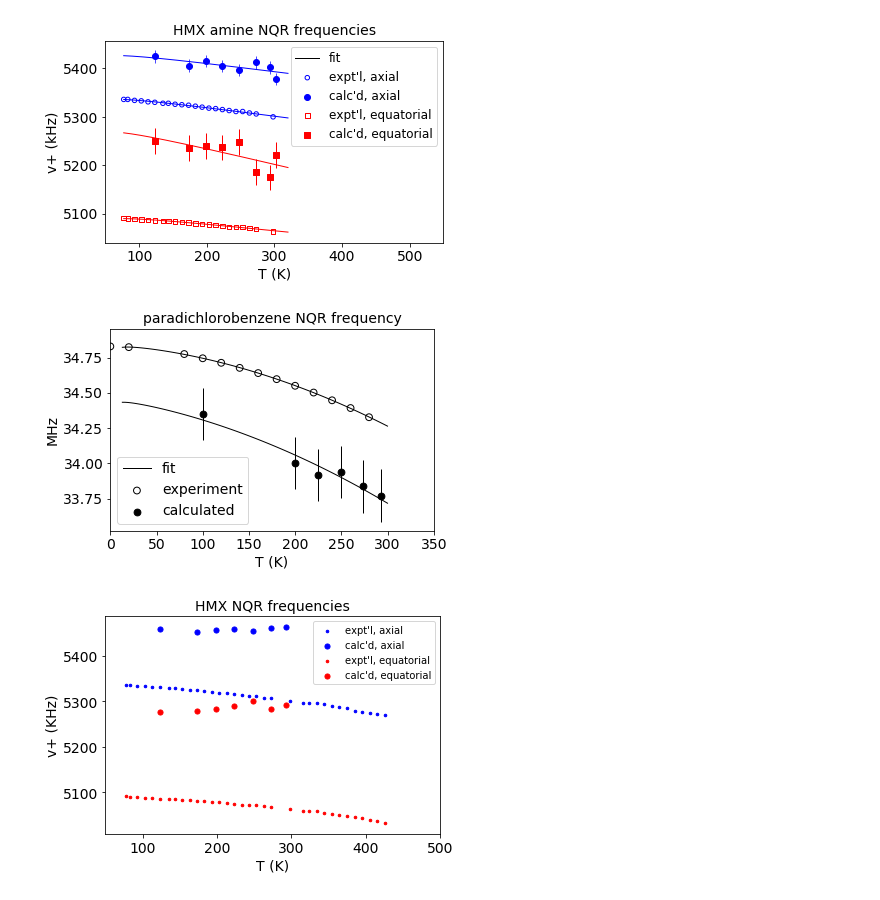
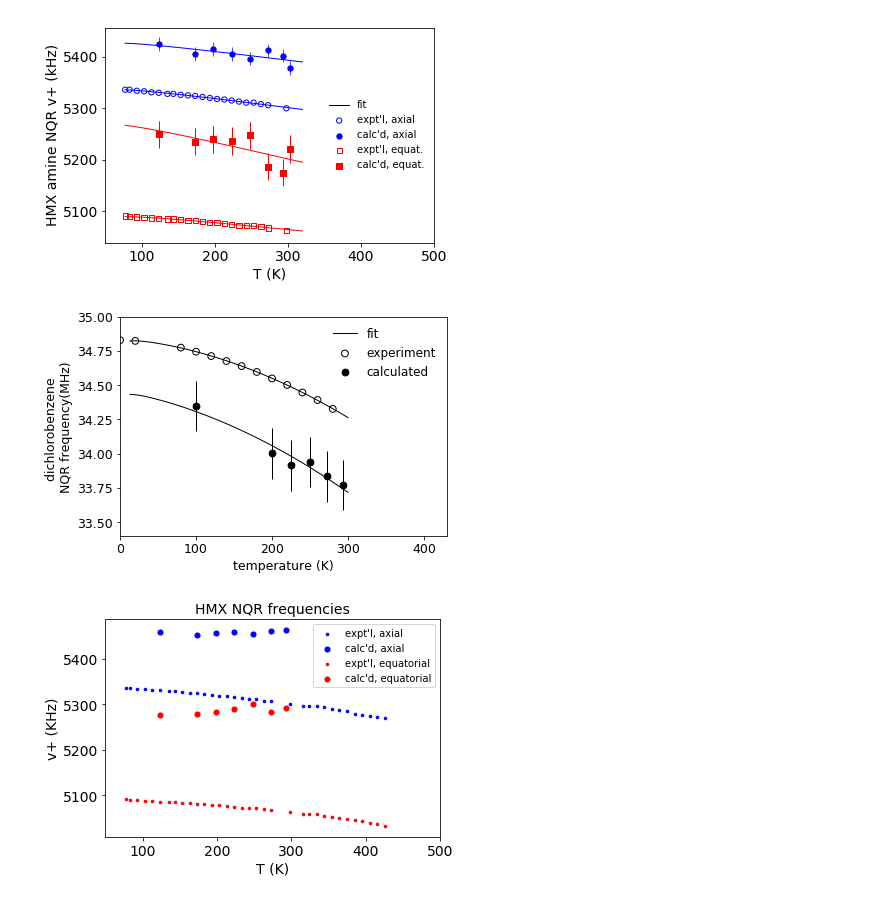
Before and after one commit to Altoidnerd/python-pwscf, a Jupyter notebook: data_analysis/apsplots.ipynb, the cells around one changed output. Cells and saved outputs as stored; diff of their text form; code cells hidden in the pictures.

```diff
--- a/data_analysis/apsplots.ipynb
+++ b/data_analysis/apsplots.ipynb
@@ -63,7 +63,7 @@ calc_fit_eq = [ fitCalcEquit(item) for item in dom ]
 def main():
 
   SMALL_SIZE = 10
-  MEDIUM_SIZE = 12
+  MEDIUM_SIZE = 10
   BIGGER_SIZE = 14
 
   plt.rc('font', size=BIGGER_SIZE)          # controls default text sizes
@@ -83,18 +83,21 @@ def main():
   plt.plot(dom, expr_fit_eq, color='r', linewidth=lw)
   plt.plot(dom, calc_fit_eq, color='r', linewidth=lw)
   plt.plot([50],[5400], color='k', linewidth=lw, label='fit')
-  plt.scatter( exptT[:-12], expt_vplus_axial[:-12],      marker='o',facecolors='none', edgecolors='b', s=20, linewidth=lw, label='expt\'l, axial')
-  plt.scatter( calcT, calc_vplus_axial,                  marker="o",color='b', s=36, label='calc\'d, axial')
-  plt.scatter( exptT[:-12], expt_vplus_equitorial[:-12], marker='s',facecolors='none', edgecolors='r', s=20, linewidth=lw, label='expt\'l, equatorial')
-  plt.scatter( calcT, calc_vplus_equitorial,             marker="s",color='r', s=36, label='calc\'d, equatorial')
+  plt.scatter( exptT[:-12], expt_vplus_axial[:-12],      marker='o',facecolors='none', edgecolors='b', s=28, linewidth=lw, label='expt\'l, axial')
+  plt.scatter( calcT, calc_vplus_axial,                  marker="o",color='b', s=28, label='calc\'d, axial')
+  plt.scatter( exptT[:-12], expt_vplus_equitorial[:-12], marker='s',facecolors='none', edgecolors='r', s=28, linewidth=lw, label='expt\'l, equat.')
+  plt.scatter( calcT, calc_vplus_equitorial,             marker="s",color='r', s=28, label='calc\'d, equat.')
   plt.errorbar(calcT, calc_vplus_axial, yerr=np.std(calc_vplus_axial),color='b',linewidth=0.7, fmt='none')
   plt.errorbar(calcT, calc_vplus_equitorial, yerr=np.std(calc_vplus_equitorial), color='r', linewidth=lw,fmt='none')
 
-  plt.title(title)
+  plt.title("")
   plt.xlabel("T (K)")
-  plt.ylabel("v+ (kHz)")
-  plt.xlim( (50, 550))
-  plt.legend(loc=1)
+  plt.ylabel("HMX amine NQR v+ (kHz)")
+  plt.xlim( (50, 500))
+
+  x=plt.legend(loc=7)
+  #legend=plt.legend()
+  x.get_frame().set_linewidth(0)
   plt.tight_layout()
   plt.savefig('hmx.pdf', format='pdf')
   plt.show()
@@ -102,7 +105,7 @@ def main():
 if __name__ == '__main__':
   main()
 # %% [output]
-[figure, old version]
+[figure, new version]
 # %%
 #!/usr/bin/env python3
 
@@ -218,41 +221,43 @@ calc_fit_quadratic   = [ fitCalcT2(item) for item in dom ]
 #
 SMALL_SIZE = 10
 MEDIUM_SIZE = 12
-BIGGER_SIZE = 14
+BIGGER_SIZE = 12.5
 
 plt.rc('font', size=BIGGER_SIZE)          # controls default text sizes
 plt.rc('axes', titlesize=BIGGER_SIZE)     # fontsize of the axes title
 plt.rc('axes', labelsize=BIGGER_SIZE)    # fontsize of the x and y labels
 plt.rc('xtick', labelsize=BIGGER_SIZE)    # fontsize of the tick labels
 plt.rc('ytick', labelsize=BIGGER_SIZE)    # fontsize of the tick labels
-plt.rc('legend', fontsize=BIGGER_SIZE)    # legend fontsize
+plt.rc('legend', fontsize=MEDIUM_SIZE)    # legend fontsize
 plt.rc('figure', titlesize=BIGGER_SIZE)
 
 
 plt.plot([1],[34.00], color='k', linewidth=1, label='fit')
 plt.scatter(exptT, exptFq, marker='o', s=46, facecolors='none', edgecolors='k', label='experiment')
 #plt.plot(dom, expr_fit_linear,    color='k', linewidth=1)
 #plt.plot(dom, calc_fit_linear,    color='k', linewidth=1)
 plt.plot(dom, expr_fit_quadratic, color='k', linewidth=1)
 plt.plot(dom, calc_fit_quadratic, color='k', linewidth=1)
 plt.scatter(calcT, calcFq, marker='o', s=46,color='k', label='calculated')
 plt.errorbar(calcT, calcFq, yerr=np.std(calcFq), linewidth=1,color='k', fmt='none')
-plt.xlim(0,350)
+plt.xlim(0,430)
+plt.ylim(33.4,35)
 #plt.plot(calcT,calcFit)
 
 
 plt.legend(loc=3)
-
-plt.title("paradichlorobenzene NQR frequency")
-plt.xlabel("T (K)")
-plt.ylabel('MHz')
+legend=plt.legend()
+legend.get_frame().set_linewidth(0.0)
+plt.title("")
+plt.xlabel("temperature (K)")
+plt.ylabel('dichlorobenzene \nNQR frequency(MHz)')
 plt.tight_layout()
 
 plt.savefig('pcl2p.pdf', format='pdf')
 
 plt.show()
 # %% [output]
-[figure, old version]
+[figure, new version]
 # %%
 # -*- coding: utf-8 -*-
 
```
Also changed, not shown: parts of 2 cells of this notebook, 7 other files.
